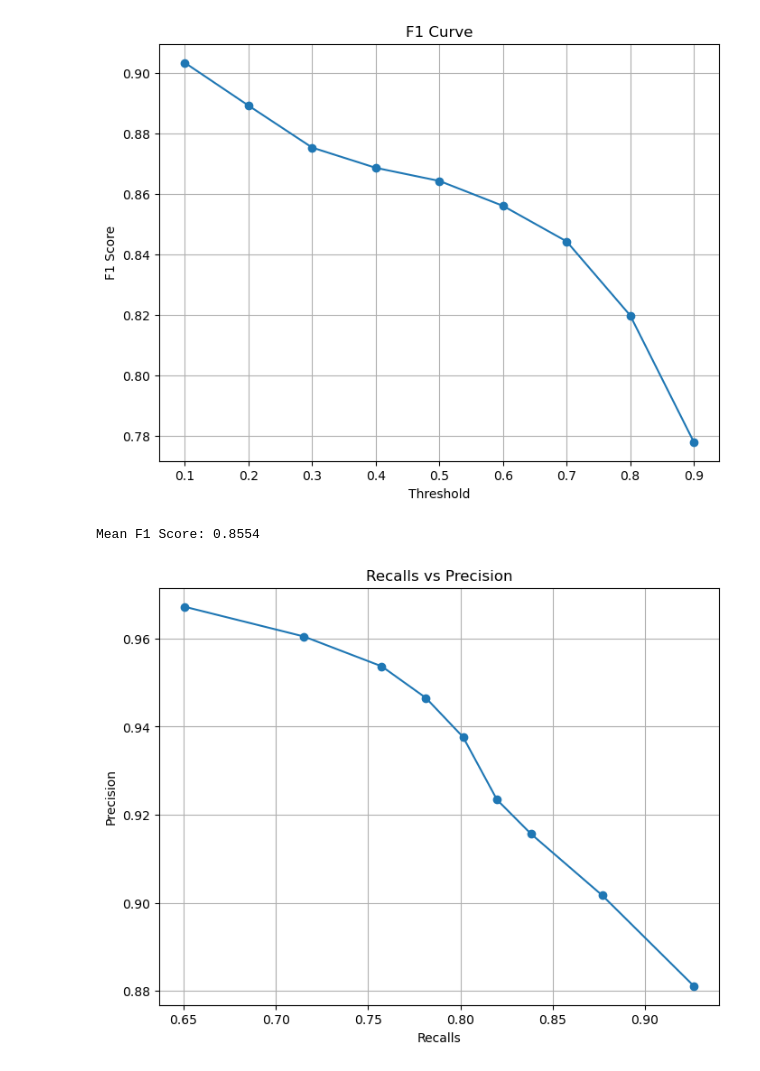
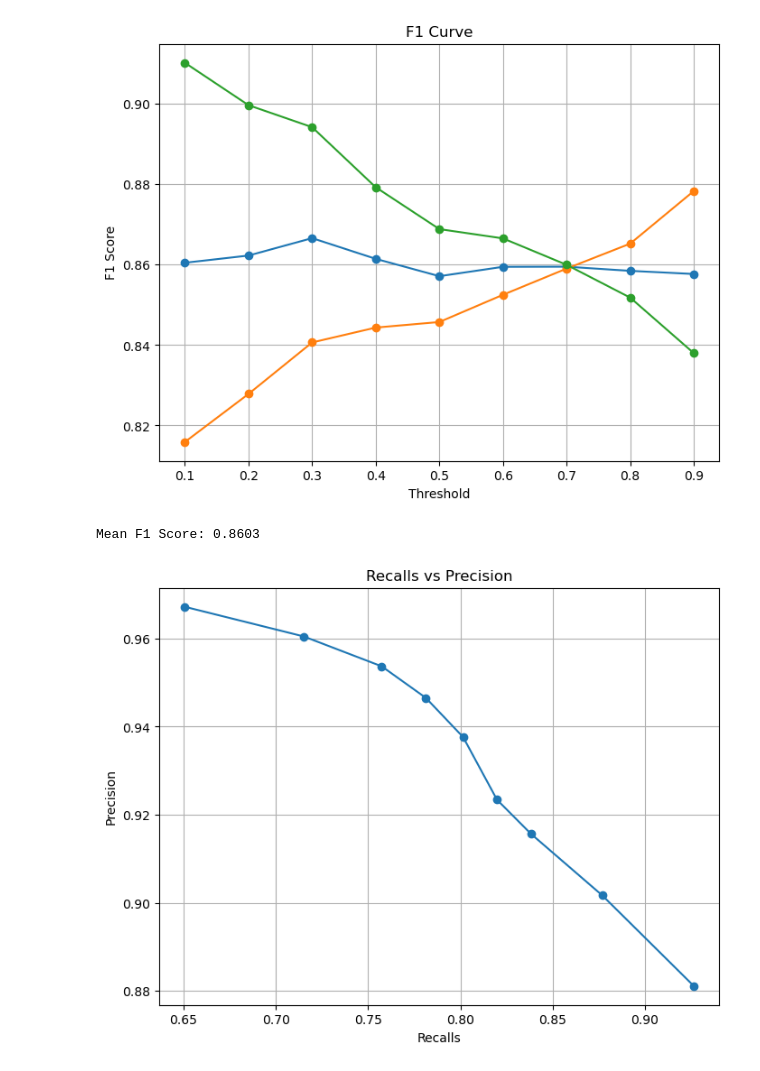
Before and after one commit to Agamjeet/Synthetic_voice_detection, a Jupyter notebook: evaluation.ipynb, the cells around one changed output. Saved outputs shown, nothing was run; the diff lists cells and outputs as text; code cells hidden in the pictures.

```diff
--- a/evaluation.ipynb
+++ b/evaluation.ipynb
@@ -395,18 +436,22 @@ Fold 0.9   Precision:  0.9672131147540983   Recall:  0.6507352941176471  F1 Scor
 # %%
 #Plot the F1 curve
 plt.figure(figsize=(8, 6))
 plt.plot(thresholds, fold_f1_scores, marker='o', linestyle='-')
+plt.plot(thresholds, fold_half_scores, marker='o', linestyle='-')
+plt.plot(thresholds, fold_double_scores, marker='o', linestyle='-')
 plt.xlabel('Threshold')
 plt.ylabel('F1 Score')
 plt.title('F1 Curve')
 plt.grid(True)
 plt.show()
 
 # Display the mean F1 score
 print(f"Mean F1 Score: {mean_f1_scores:.4f}")
+
+#pick 0.7 threshold
 # %% [output]
-[figure, old version]
+[figure, new version]
-Mean F1 Score: 0.8554
+Mean F1 Score: 0.8603
 # %%
 plt.figure(figsize=(8, 6))
 plt.plot(fold_recalls, fold_precisions, marker='o', linestyle='-')
```
Also changed, not shown: parts of 7 cells of this notebook.
